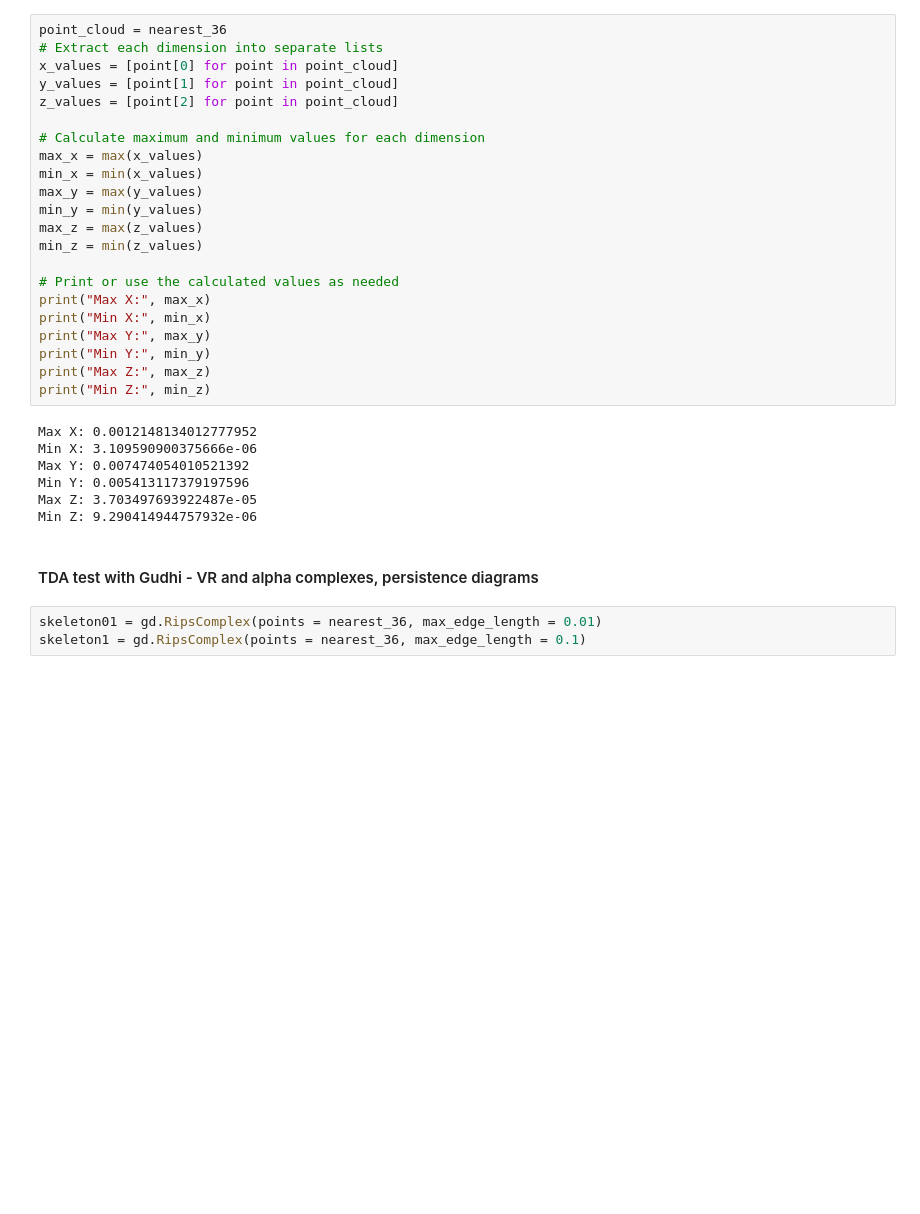
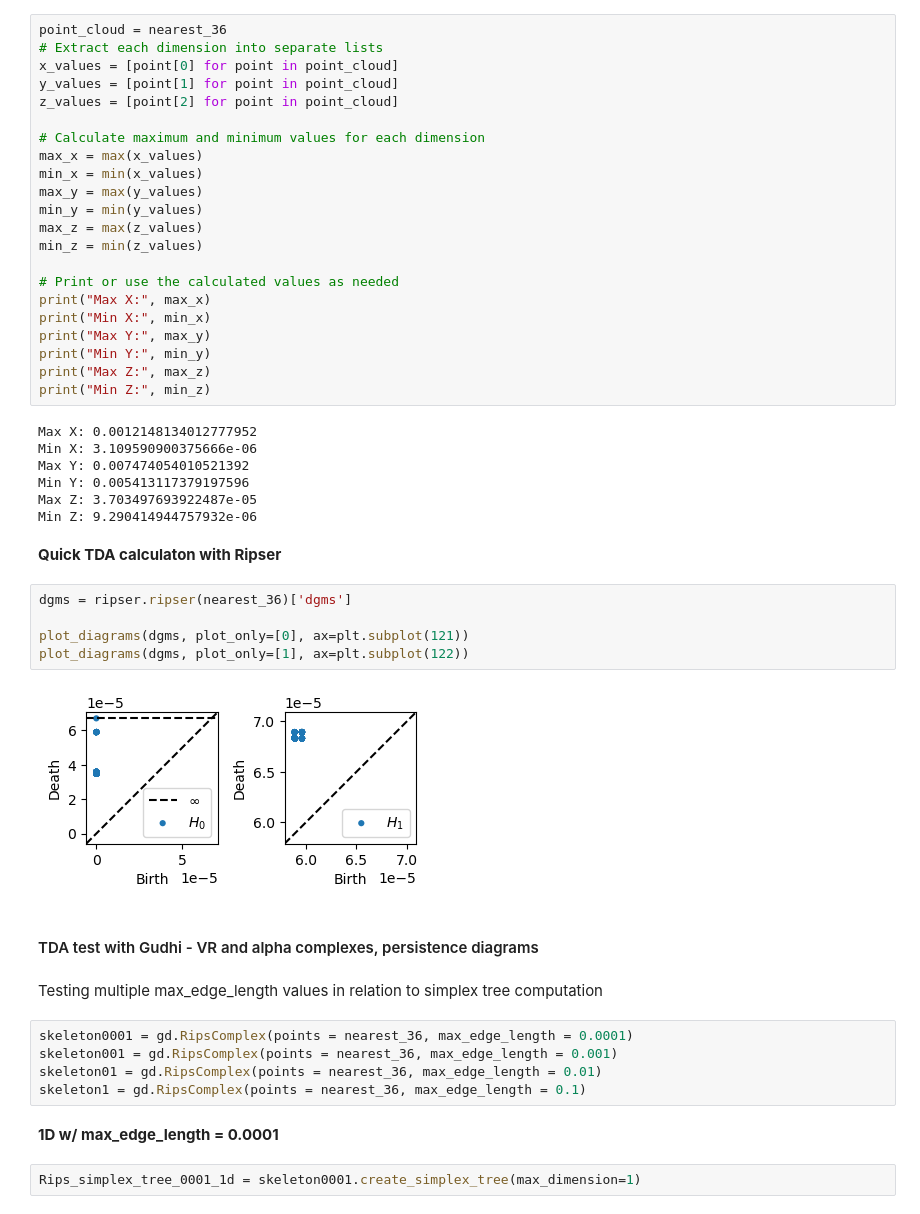
Before and after one commit to st-te/AFML, a Jupyter notebook: AFML_TDA_gudhi.ipynb, the cells around one changed output. Cells and saved outputs as stored; diff of their text form; blank space fills up the shorter version.

```diff
--- a/AFML_TDA_gudhi.ipynb
+++ b/AFML_TDA_gudhi.ipynb
@@ -88,8 +53,25 @@ Max Y: 0.007474054010521392
 Min Y: 0.005413117379197596
 Max Z: 3.703497693922487e-05
 Min Z: 9.290414944757932e-06
+# %% [markdown]
+**Quick TDA calculaton with Ripser**
+# %%
+dgms = ripser.ripser(nearest_36)['dgms']
+
+plot_diagrams(dgms, plot_only=[0], ax=plt.subplot(121))
+plot_diagrams(dgms, plot_only=[1], ax=plt.subplot(122))
+# %% [output]
+[figure, added]
 # %% [markdown]
 #### TDA test with Gudhi - VR and alpha complexes, persistence diagrams
+# %% [markdown]
+Testing multiple max_edge_length values in relation to simplex tree computation
 # %%
+skeleton0001 = gd.RipsComplex(points = nearest_36, max_edge_length = 0.0001)
+skeleton001 = gd.RipsComplex(points = nearest_36, max_edge_length = 0.001)
 skeleton01 = gd.RipsComplex(points = nearest_36, max_edge_length = 0.01)
 skeleton1 = gd.RipsComplex(points = nearest_36, max_edge_length = 0.1)
+# %% [markdown]
+**1D w/ max_edge_length = 0.0001**
+# %%
+Rips_simplex_tree_0001_1d = skeleton0001.create_simplex_tree(max_dimension=1)
```
Also changed, not shown: parts of 31 cells of this notebook, 3 other files.
